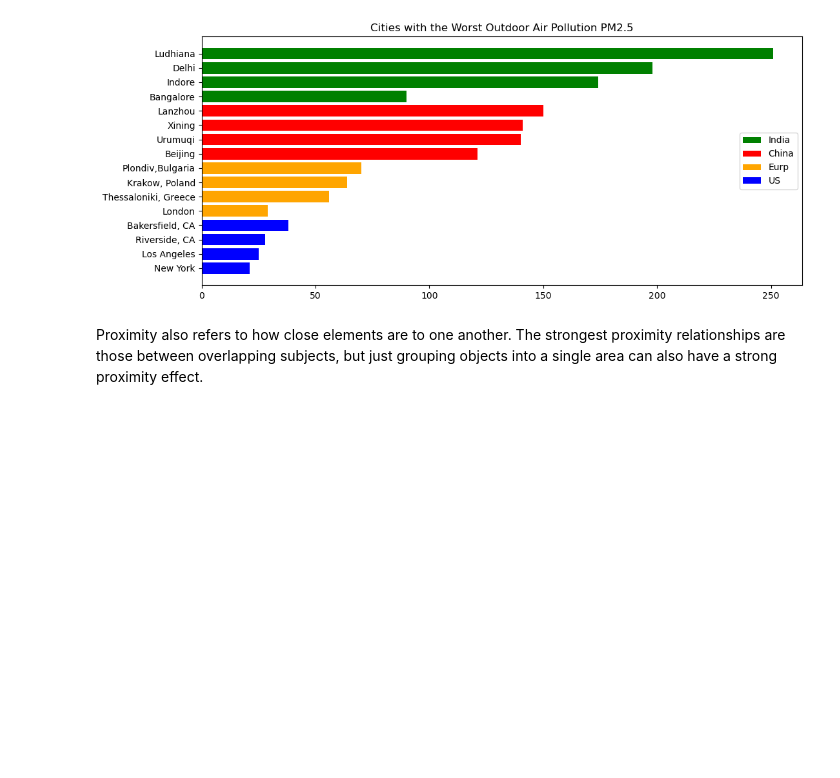
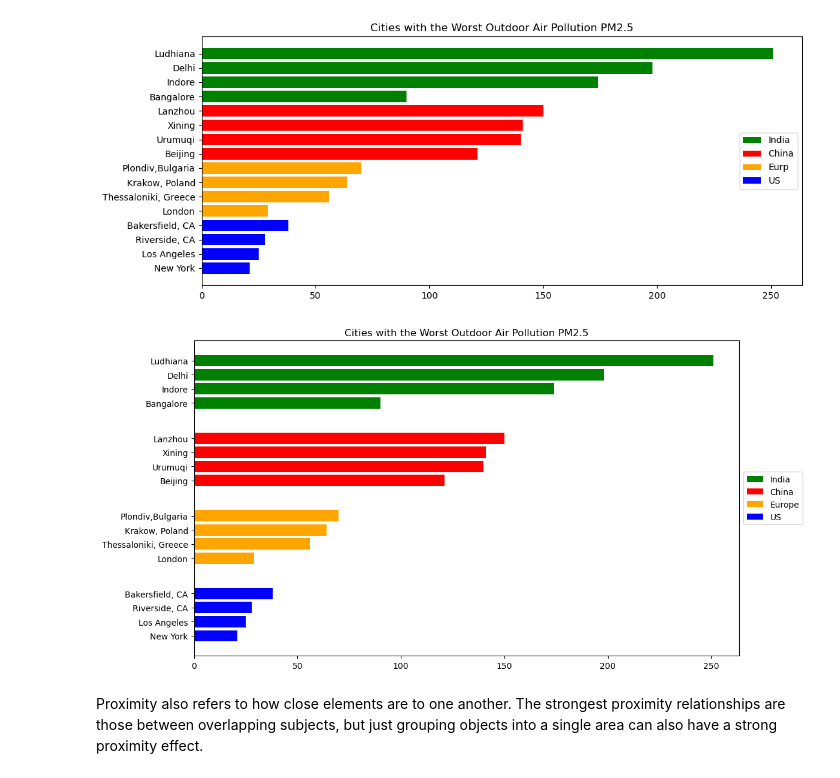
Before and after one commit to jzy0040/PythonIntroAndDataModeling, a Jupyter notebook: notebooks/BAN7201DataVisualization/GestaltPrinciples.ipynb, the cells around one changed output. Cells and saved outputs as stored; diff of their text form; code cells hidden in the pictures; blank space fills up the shorter version.

```diff
--- a/notebooks/BAN7201DataVisualization/GestaltPrinciples.ipynb
+++ b/notebooks/BAN7201DataVisualization/GestaltPrinciples.ipynb
@@ -212,6 +245,70 @@ ax.legend([b1, b2, b3, b4], ["India", "China", "Eurp", "US"], loc = "right", bbo
 plt.show()
 # %% [output]
 [figure]
+# %%
+import matplotlib.pyplot as plt
+import numpy as np
+
+fig, ax = plt.subplots(figsize=(12, 6))
+
+ax.set_title('Cities with the Worst Outdoor Air Pollution PM2.5')
+
+# Combine city names and values
+cities = (
+    list(in_cities) +
+    list(ch_cities) +
+    list(eu_cities) +
+    list(us_cities)
+)
+
+values = (
+    list(india) +
+    list(china) +
+    list(eurp) +
+    list(us)
+)
+
+# Create manual y positions with gaps
+gap = 1.5
+y_positions = []
+
+current = 0
+for group in [in_cities, ch_cities, eu_cities, us_cities]:
+    for _ in group:
+        y_positions.append(current)
+        current += 1
+    current += gap  # add extra space between regions
+
+# Draw bars with region-based coloring
+colors = (
+    ["green"] * len(in_cities) +
+    ["red"] * len(ch_cities) +
+    ["orange"] * len(eu_cities) +
+    ["blue"] * len(us_cities)
+)
+
+ax.barh(y_positions, values, color=colors)
+
+ax.set_yticks(y_positions)
+ax.set_yticklabels(cities)
+
+ax.invert_yaxis()
+
+# Custom legend
+from matplotlib.patches import Patch
+legend_elements = [
+    Patch(facecolor='green', label='India'),
+    Patch(facecolor='red', label='China'),
+    Patch(facecolor='orange', label='Europe'),
+    Patch(facecolor='blue', label='US')
+]
+
+ax.legend(handles=legend_elements, loc='center left', bbox_to_anchor=(1, 0.5))
+
+plt.tight_layout()
+plt.show()
+# %% [output]
+[figure, added]
 # %% [markdown]
 Proximity also refers to how close elements are to one another. The strongest proximity relationships are those between overlapping subjects, but just grouping objects into a single area can also have a strong proximity effect.
 # %%
```
Also changed, not shown: parts of 2 cells of this notebook, 26 other files.
